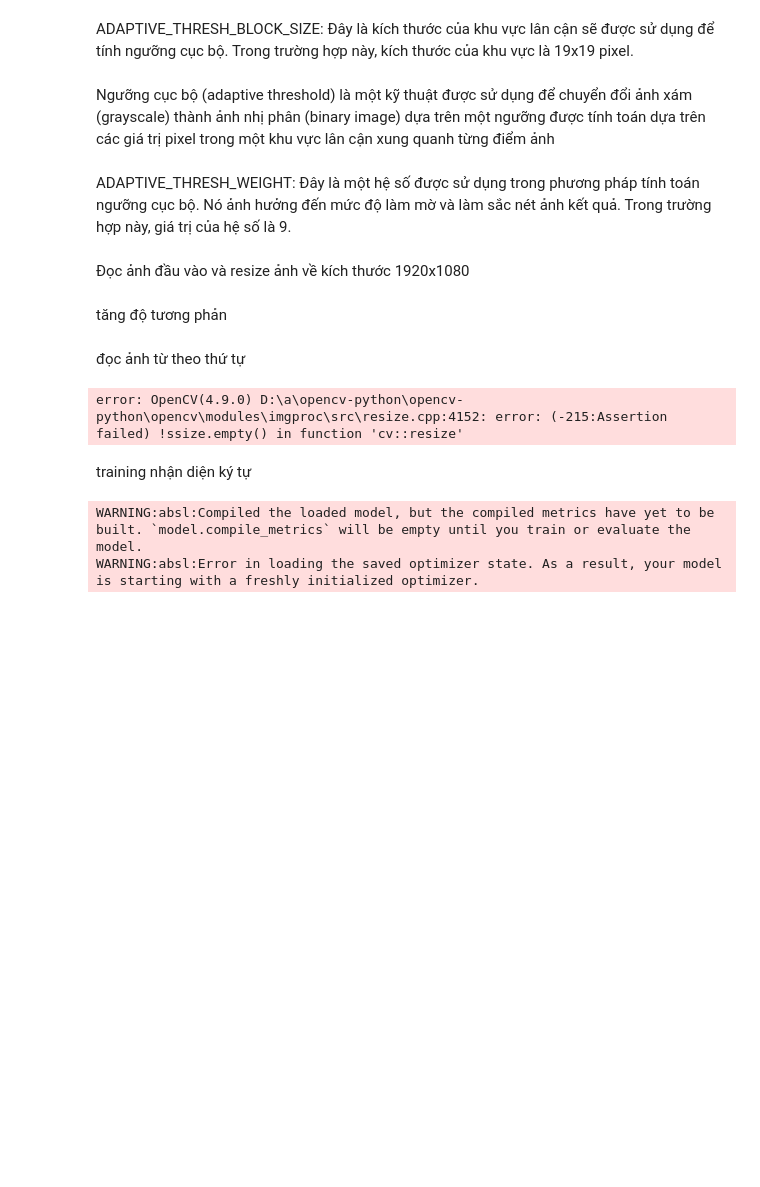
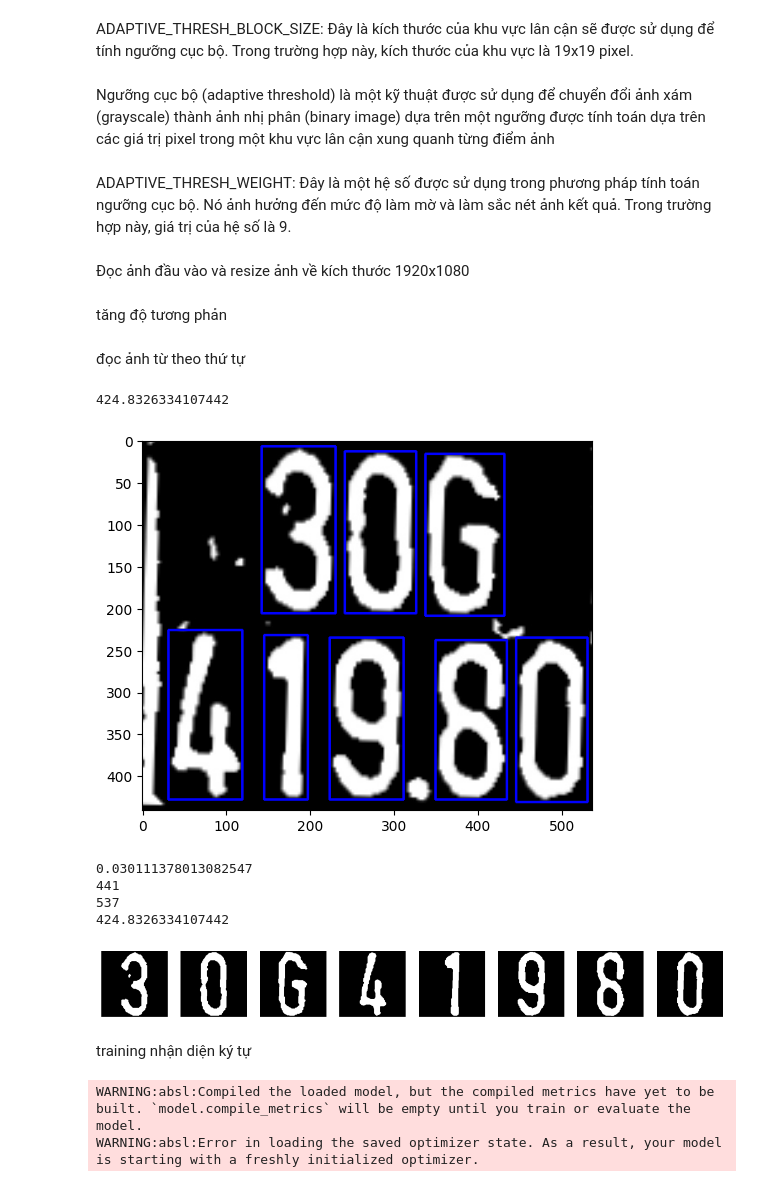
Before and after one commit to tuilaBao03/AI-232IS54A01-Group9, a Jupyter notebook: Làm lại/tach_anh.ipynb, the cells around one changed output. Cells and saved outputs as stored; diff of their text form; code cells hidden in the pictures; blank space fills up the shorter version.

```diff
--- a/Làm lại/tach_anh.ipynb
+++ b/Làm lại/tach_anh.ipynb
@@ -250,10 +250,15 @@ import shutil
 import cv2
 def phantachkytu(path):
     a,cont,char_x_ind,gocxoay=tachanh(path)
+    b = abs(gocxoay)
     kichthuoc = cv2.imread("output/cropped_threshold_plate.jpg")
     kichthuoc = chuyen_den_trang(kichthuoc)
     height__,weight= kichthuoc.shape
+    gocxoay = math.radians(gocxoay)
     height_ = height__- math.sin(gocxoay)*weight
+    print(height_)
+
+
 
     roi = cv2.imread("output/cropped_threshold_plate.jpg")
     # nếu muốn nền trắng : roi = cv2.imread("output/cropped_plate.jpg")
@@ -305,15 +310,25 @@ def phantachkytu(path):
     roi_with_rects_rgb = cv2.cvtColor(roi_with_rects, cv2.COLOR_BGR2RGB)
     plt.imshow(roi_with_rects_rgb,cmap='gray')  # Hiển thị hình ảnh với tất cả các hình chữ nhật
     plt.show()
-    return tenfile1,tenfile2
+    return tenfile1,tenfile2,gocxoay,height__,weight,height_
 # %%
-path = "image/104.jpg"
-a,b=phantachkytu(path)
+path = "image/103.jpg"
+a,b,gocxoay,h,w,he=phantachkytu(path)
 m = merge_arrays(a,b)
-print(m)
+# print(m)
+print(gocxoay)
+print(h)
+print(w)
+print(he)
 display_images_from_paths(m)
 # %% [output]
-error: OpenCV(4.9.0) D:\a\opencv-python\opencv-python\opencv\modules\imgproc\src\resize.cpp:4152: error: (-215:Assertion failed) !ssize.empty() in function 'cv::resize'
+424.8326334107442
+[figure, added]
+0.030111378013082547
+441
+537
+424.8326334107442
+[figure, added]
 # %%
 # import cv2
 # import matplotlib.pyplot as plt
```
Also changed, not shown: parts of 2 cells of this notebook, 23 other files.
